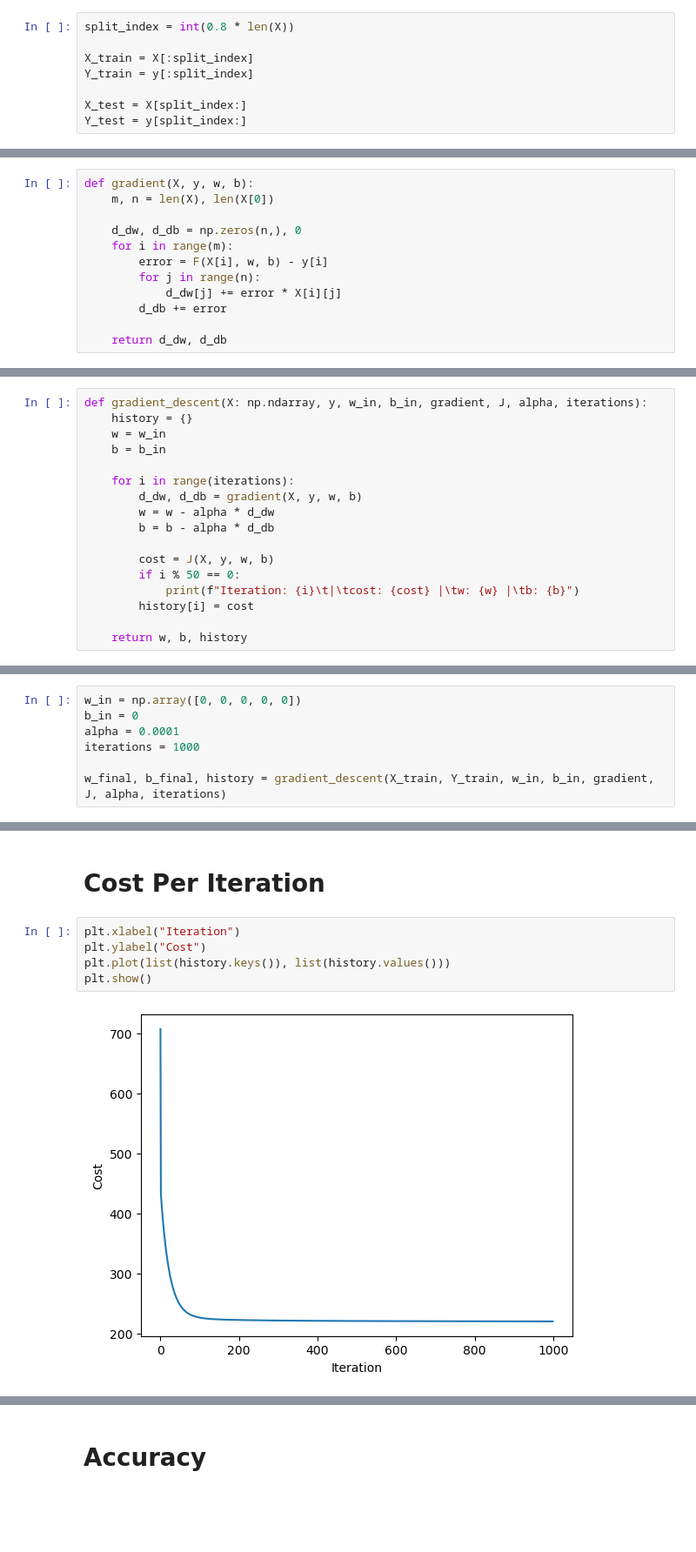
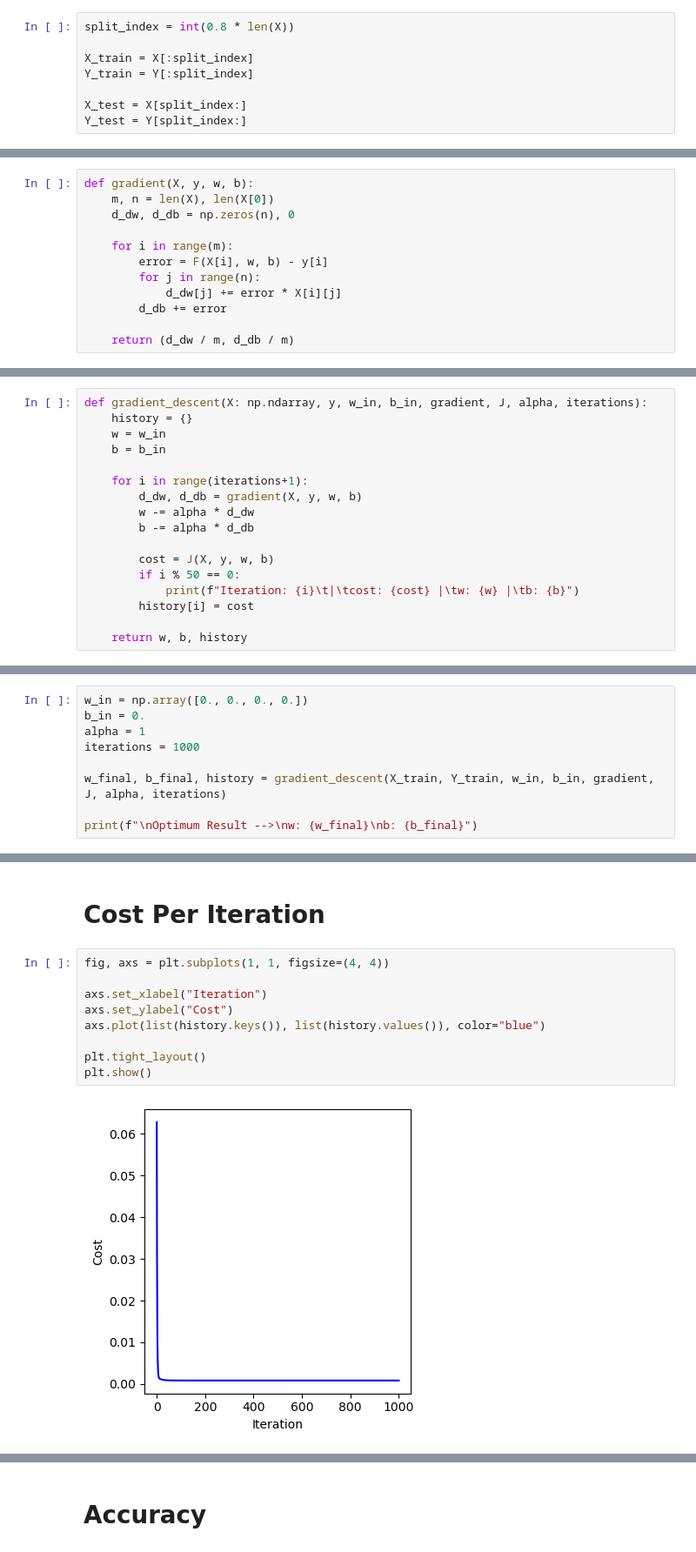
Before and after one commit to SamimSn/CO2-emission-prediction-Multiple-Linear-Regression, a Jupyter notebook: co2_emission_model.ipynb, the cells around one changed output, grey strips where cells are left out. Shown: that part at 87% size. Saved outputs shown, nothing was run; the diff lists cells and outputs as text; blank space fills up the shorter version.

```diff
--- a/co2_emission_model.ipynb
+++ b/co2_emission_model.ipynb
@@ -112,10 +135,10 @@ y ->
 split_index = int(0.8 * len(X))
 
 X_train = X[:split_index]
-Y_train = y[:split_index]
+Y_train = Y[:split_index]
 
 X_test = X[split_index:]
-Y_test = y[split_index:]
+Y_test = Y[split_index:]
 # %% [markdown]
 # Model
 # %%
@@ -135,15 +158,15 @@ def J(X, y, w, b):
 # %%
 def gradient(X, y, w, b):
     m, n = len(X), len(X[0])
+    d_dw, d_db = np.zeros(n), 0
 
-    d_dw, d_db = np.zeros(n,), 0
     for i in range(m):
         error = F(X[i], w, b) - y[i]
         for j in range(n):
             d_dw[j] += error * X[i][j]
         d_db += error
 
-    return d_dw, d_db
+    return (d_dw / m, d_db / m)
 # %% [markdown]
 # Gradient Descent
 # %%
@@ -152,10 +175,10 @@ def gradient_descent(X: np.ndarray, y, w_in, b_in, gradient, J, alpha, iteration
     w = w_in
     b = b_in
 
-    for i in range(iterations):
+    for i in range(iterations+1):
         d_dw, d_db = gradient(X, y, w, b)
-        w = w - alpha * d_dw
-        b = b - alpha * d_db
+        w -= alpha * d_dw
+        b -= alpha * d_db
 
         cost = J(X, y, w, b)
         if i % 50 == 0:
@@ -166,10 +189,12 @@ def gradient_descent(X: np.ndarray, y, w_in, b_in, gradient, J, alpha, iteration
 # %% [markdown]
 # Feed Train Data
 # %%
-w_in = np.array([0, 0, 0, 0, 0])
-b_in = 0
-alpha = 0.0001
+w_in = np.array([0., 0., 0., 0.])
+b_in = 0.
+alpha = 1
 iterations = 1000
 
 w_final, b_final, history = gradient_descent(X_train, Y_train, w_in, b_in, gradient, J, alpha, iterations)
+
+print(f"\nOptimum Result -->\nw: {w_final}\nb: {b_final}")
 # %% [output]
@@ -196,9 +218,13 @@ Iteration: 950  |       cost: 220.43693739242076 |      w: [ 74.932494    86.998
 # %% [markdown]
 # Cost Per Iteration
 # %%
-plt.xlabel("Iteration")
-plt.ylabel("Cost")
-plt.plot(list(history.keys()), list(history.values()))
+fig, axs = plt.subplots(1, 1, figsize=(4, 4))
+
+axs.set_xlabel("Iteration")
+axs.set_ylabel("Cost")
+axs.plot(list(history.keys()), list(history.values()), color="blue")
+
+plt.tight_layout()
 plt.show()
 # %% [output]
-[figure, old version]
+[figure, new version]
```
Also changed, not shown: parts of 9 cells of this notebook.
